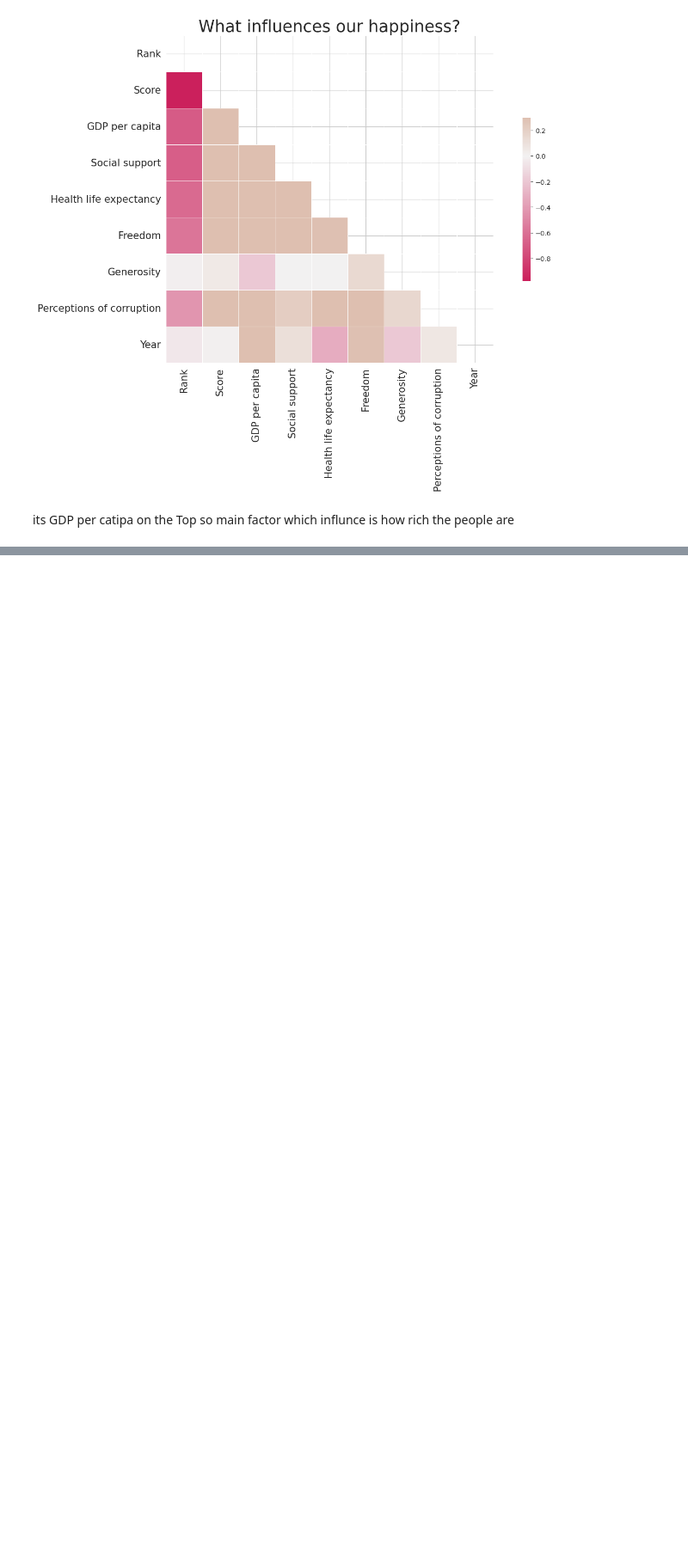
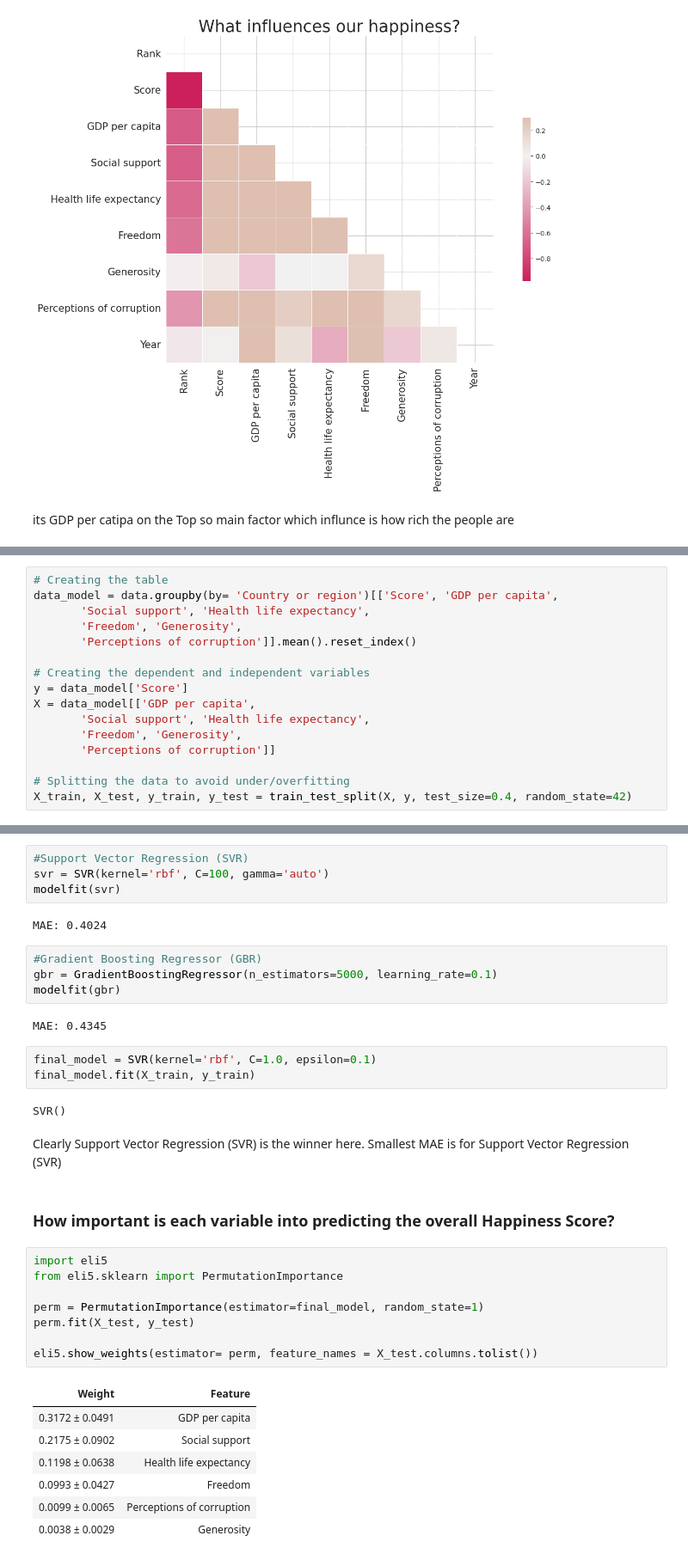
Before and after one commit to samithcsachi/Kaggle_Notebooks, a Jupyter notebook: world-happiness-how-happy-we-are.ipynb, the cells around one changed output, grey strips where cells are left out. Shown at 86% size. Cells and saved outputs as stored; diff of their text form; blank space fills up the shorter version.

```diff
--- a/world-happiness-how-happy-we-are.ipynb
+++ b/world-happiness-how-happy-we-are.ipynb
@@ -335,0 +398,16 @@ its GDP per catipa on the Top so main factor which influnce is how rich the peop
+# %%
+# Creating the table
+data_model = data.groupby(by= 'Country or region')[['Score', 'GDP per capita',
+       'Social support', 'Health life expectancy',
+       'Freedom', 'Generosity',
+       'Perceptions of corruption']].mean().reset_index()
+
+# Creating the dependent and independent variables
+y = data_model['Score']
+X = data_model[['GDP per capita',
+       'Social support', 'Health life expectancy',
+       'Freedom', 'Generosity',
+       'Perceptions of corruption']]
+
+# Splitting the data to avoid under/overfitting
+X_train, X_test, y_train, y_test = train_test_split(X, y, test_size=0.4, random_state=42)
@@ -335,0 +474,37 @@ its GDP per catipa on the Top so main factor which influnce is how rich the peop
+# %%
+#Support Vector Regression (SVR)
+svr = SVR(kernel='rbf', C=100, gamma='auto')
+modelfit(svr)
+# %% [output]
+MAE: 0.4024
+# %%
+#Gradient Boosting Regressor (GBR)
+gbr = GradientBoostingRegressor(n_estimators=5000, learning_rate=0.1)
+modelfit(gbr)
+# %% [output]
+MAE: 0.4345
+# %%
+final_model = SVR(kernel='rbf', C=1.0, epsilon=0.1)
+final_model.fit(X_train, y_train)
+# %% [output]
+SVR()
+# %% [markdown]
+Clearly Support Vector Regression (SVR) is the winner here. Smallest MAE is for Support Vector Regression (SVR)
+# %% [markdown]
+### How important is each variable into predicting the overall Happiness Score?
+# %%
+import eli5
+from eli5.sklearn import PermutationImportance
+
+perm = PermutationImportance(estimator=final_model, random_state=1)
+perm.fit(X_test, y_test)
+
+eli5.show_weights(estimator= perm, feature_names = X_test.columns.tolist())
+# %% [output]
+| Weight | Feature |
+| 0.3172 ± 0.0491 | GDP per capita |
+| 0.2175 ± 0.0902 | Social support |
+| 0.1198 ± 0.0638 | Health life expectancy |
+| 0.0993 ± 0.0427 | Freedom |
+| 0.0099 ± 0.0065 | Perceptions of corruption |
+| 0.0038 ± 0.0029 | Generosity |
```
Also changed, not shown: parts of 20 cells of this notebook.
